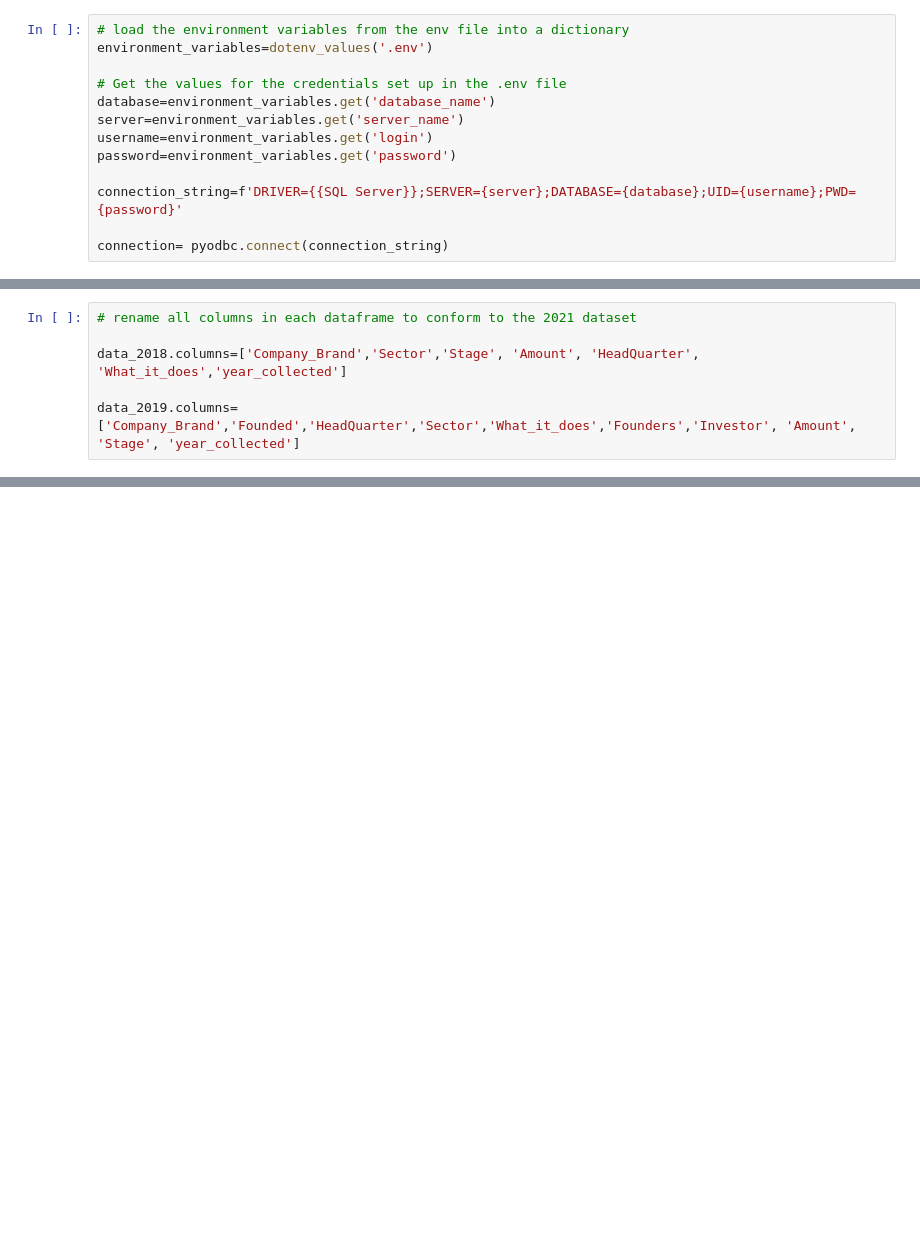
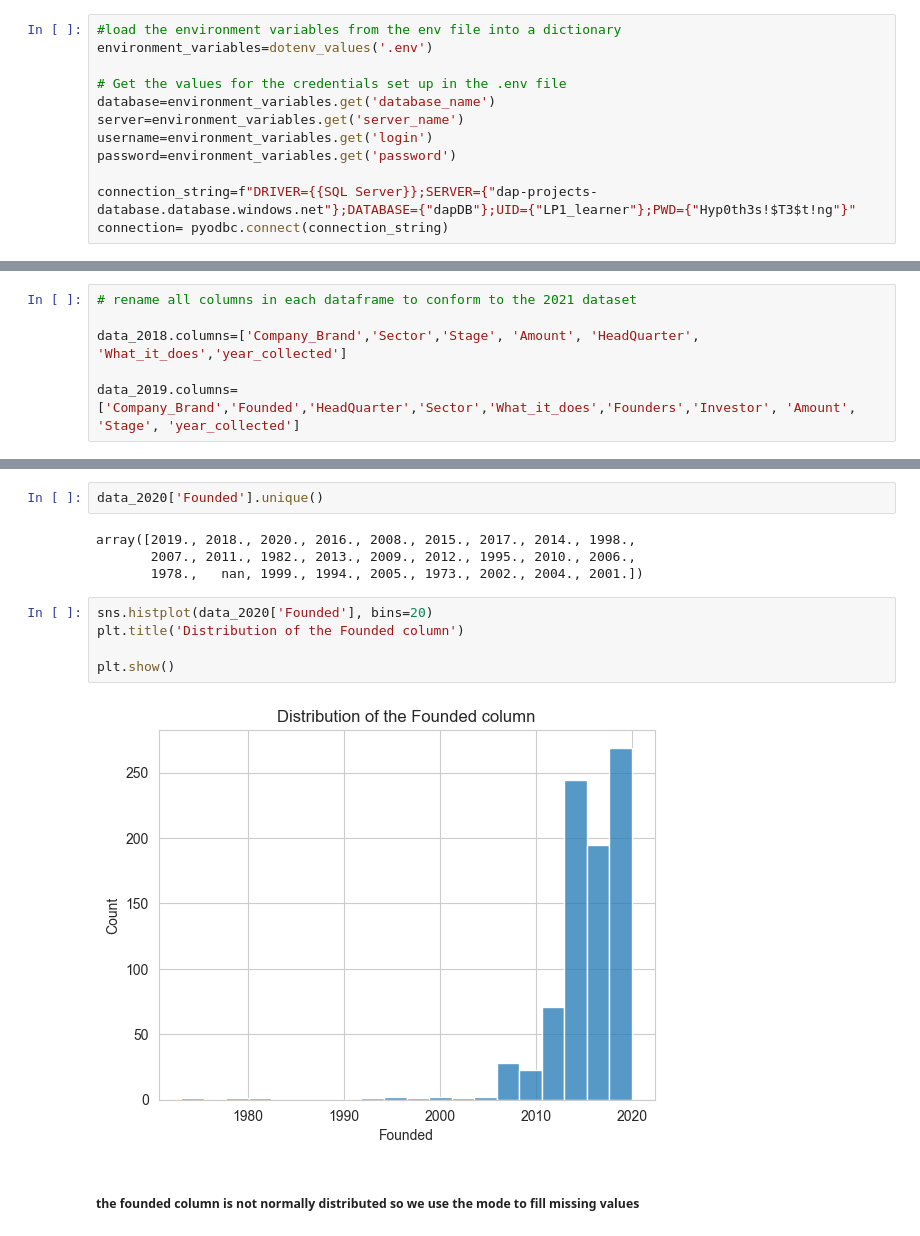
Before and after one commit to noemie-wanjiru/startup-funding-analysis, a Jupyter notebook: main.ipynb, the cells around one changed output, grey strips where cells are left out. Cells and saved outputs as stored; diff of their text form; blank space fills up the shorter version.

```diff
--- a/main.ipynb
+++ b/main.ipynb
@@ -14,7 +106,7 @@ warnings.filterwarnings('ignore')
 #### Load the first dataset
 ###### Create the database connection
 # %%
-# load the environment variables from the env file into a dictionary
+#load the environment variables from the env file into a dictionary
 environment_variables=dotenv_values('.env')
 
 # Get the values for the credentials set up in the .env file
@@ -23,8 +115,7 @@ server=environment_variables.get('server_name')
 username=environment_variables.get('login')
 password=environment_variables.get('password')
 
-connection_string=f'DRIVER={{SQL Server}};SERVER={server};DATABASE={database};UID={username};PWD={password}'
-
+connection_string=f"DRIVER={{SQL Server}};SERVER={"dap-projects-database.database.windows.net"};DATABASE={"dapDB"};UID={"LP1_learner"};PWD={"Hyp0th3s!$T3$t!ng"}"
 connection= pyodbc.connect(connection_string)
 # %%
 # display the tables in the database
@@ -157,0 +616,15 @@ df.head()
+# %%
+data_2020['Founded'].unique()
+# %% [output]
+array([2019., 2018., 2020., 2016., 2008., 2015., 2017., 2014., 1998.,
+       2007., 2011., 1982., 2013., 2009., 2012., 1995., 2010., 2006.,
+       1978.,   nan, 1999., 1994., 2005., 1973., 2002., 2004., 2001.])
+# %%
+sns.histplot(data_2020['Founded'], bins=20)
+plt.title('Distribution of the Founded column')
+
+plt.show()
+# %% [output]
+[figure, added]
+# %% [markdown]
+##### the founded column is not normally distributed so we use the mode to fill missing values
```
Also changed, not shown: parts of 176 cells of this notebook, 4 other files.
